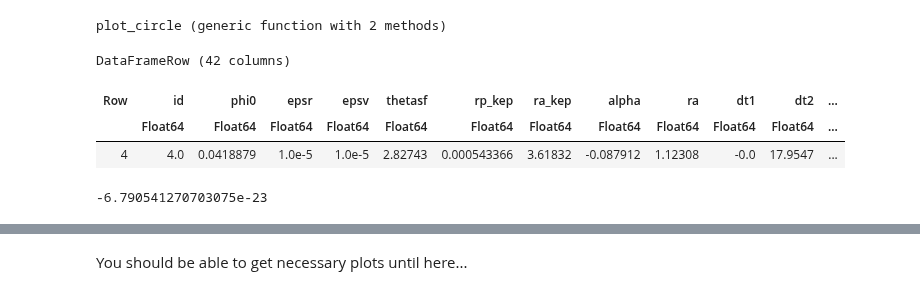
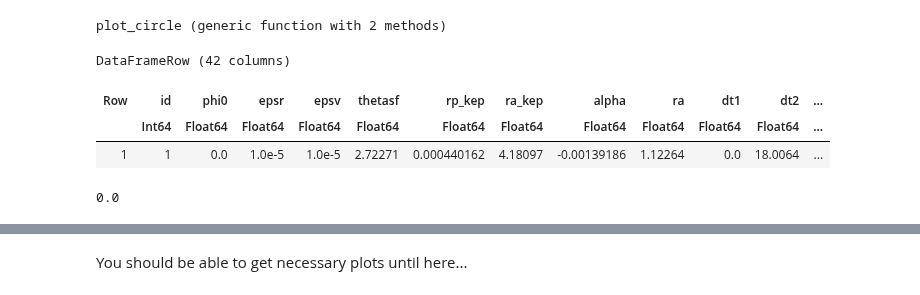
Before and after one commit to Yuricst/SailorMoon.jl, a Jupyter notebook: tests_yuji/dev-multiple-shooting-test-you.ipynb, the cells around one changed output, grey strips where cells are left out. Cells and saved outputs as stored; diff of their text form; code cells hidden in the pictures.

```diff
--- a/tests_yuji/dev-multiple-shooting-test-you.ipynb
+++ b/tests_yuji/dev-multiple-shooting-test-you.ipynb
@@ -52,32 +52,32 @@ moon_soi_outer = plot_circle((1-param3b.mu2)*param3b.lstar+66000, 0.0, 0.0);
 # %%
 ### PARAMETERS ###################################
 # csv file to load the initial solution
 filename = "../run/data/grid_search_Tsit5_0522_EMrotThrust.csv"
 # dv_dir function corresponding to the csv file
 dir_func = SailorMoon.dv_EMrotdir_sb1frame
 
 # 3body parameter
 param3b = SailorMoon.dynamics_parameters()
 
 n_arc = 5
 ##################################################
 
 if dir_func == SailorMoon.dv_no_thrust
     τ_ig = 0.0
 else
     τ_ig = 1.0
 end
 
 # load initial guess
 df = DataFrame(CSV.File(filename))
 
 # maybe want to use "for row in eachrow(df)" to automate the process...?
-row = df[4,:]
+row = df[1,:]
 # %% [output]
 DataFrameRow (42 columns)
 | Row | id | phi0 | epsr | epsv | thetasf | rp_kep | ra_kep | alpha | ra | dt1 | dt2 | ... |
-|  | Float64 | Float64 | Float64 | Float64 | Float64 | Float64 | Float64 | Float64 | Float64 | Float64 | Float64 | ... |
-| 4 | 4.0 | 0.0418879 | 1.0e-5 | 1.0e-5 | 2.82743 | 0.000543366 | 3.61832 | -0.087912 | 1.12308 | -0.0 | 17.9547 | ... |
+|  | Int64 | Float64 | Float64 | Float64 | Float64 | Float64 | Float64 | Float64 | Float64 | Float64 | Float64 | ... |
+| 1 | 1 | 0.0 | 1.0e-5 | 1.0e-5 | 2.72271 | 0.000440162 | 4.18097 | -0.00139186 | 1.12264 | 0.0 | 18.0064 | ... |
 # %%
 sv_mid_cart = [row.x_ra, row.y_ra, row.z_ra, row.xdot_ra, row.ydot_ra, row.zdot_ra]
 # change the coordinates into cylindrical (only position)
@@ -101,7 +101,7 @@ vx_lpo = row.xdot_lpo
 vy_lpo = row.ydot_lpo
 vz_lpo = row.zdot_lpo
 # %% [output]
--6.790541270703075e-23
+0.0
 # %%
 svf = [x_lpo, y_lpo, z_lpo, vx_lpo, vy_lpo, vz_lpo, 1.0]
 tspan = [0, -tof]
```
Also changed, not shown: parts of 4 cells of this notebook, 2 other files.
